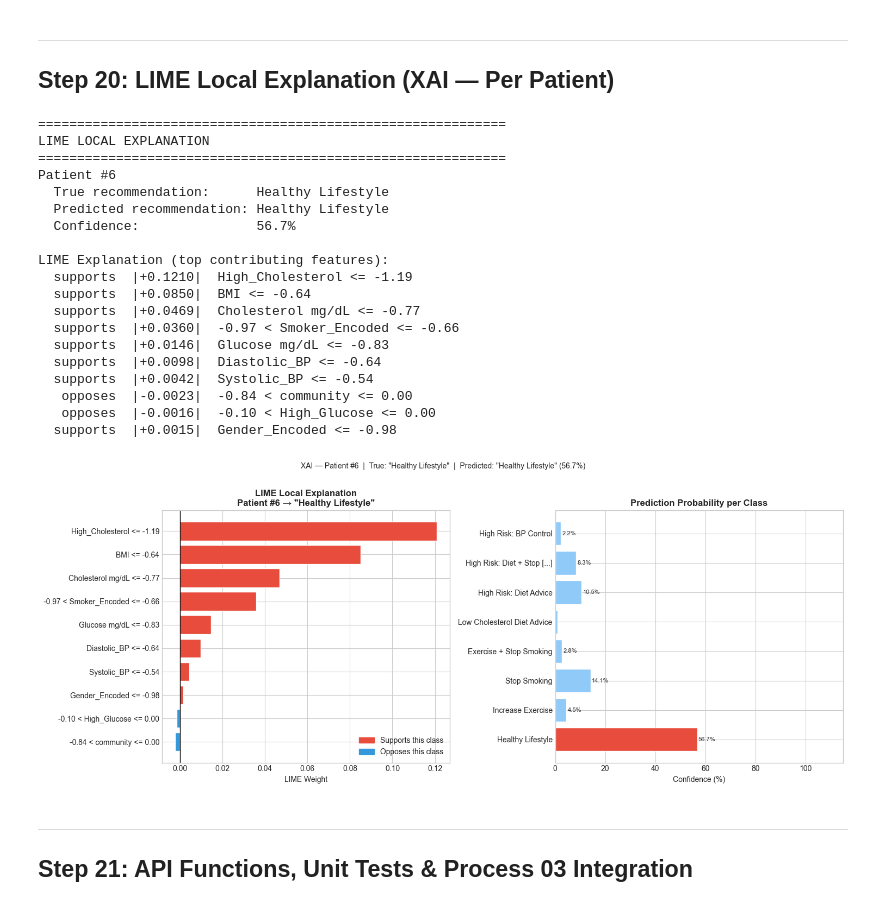
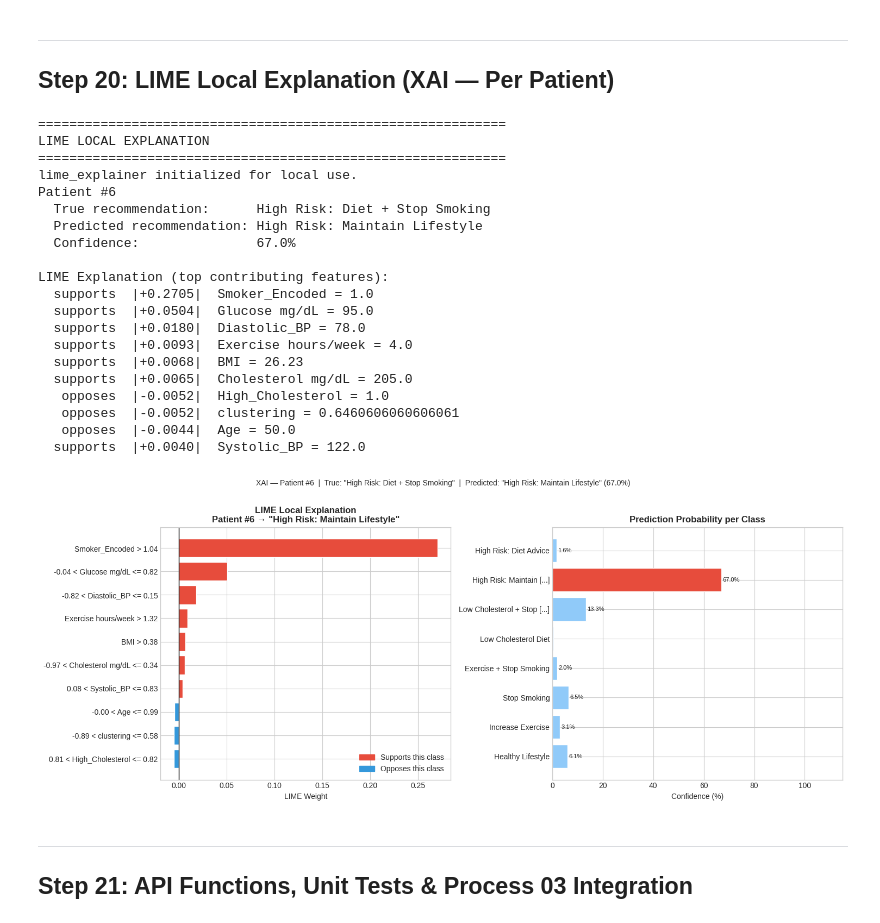
Before and after one commit to Desin898/Cardio-AI, a Jupyter notebook: Model/Recommendation_model.ipynb, the cells around one changed output. Saved outputs shown, nothing was run; the diff lists cells and outputs as text; code cells hidden in the pictures.

Commit message:
updated Lime XAI parts

```diff
--- a/Model/Recommendation_model.ipynb
+++ b/Model/Recommendation_model.ipynb
@@ -491,17 +543,20 @@ X_test_with_graph['community']  = graph_test_df['community']
 
 FINAL_FEATURES = FEATURE_COLUMNS + ['degree', 'clustering', 'community']
 
+# FIX 3: Add Gaussian noise BEFORE scaling so the scaler's mean/std
+# reflects the actual distribution the model will train on.
+# Noise on raw (unscaled) features — std is 1% of each column's std.
+np.random.seed(RANDOM_STATE)
+X_train_raw = X_train_with_graph[FINAL_FEATURES].copy()
+col_stds    = X_train_raw.std()
+noise_raw   = np.random.normal(loc=0.0, scale=0.01, size=X_train_raw.shape) * col_stds.values
+X_train_noisy = X_train_raw + noise_raw
+
 scaler_graph = StandardScaler()
-X_train_final_clean = scaler_graph.fit_transform(X_train_with_graph[FINAL_FEATURES])
-X_test_final        = scaler_graph.transform(X_test_with_graph[FINAL_FEATURES])
-
-# Add Gaussian noise to training only — breaks perfect feature separability
-# and forces the model to learn robust boundaries instead of memorising
-np.random.seed(RANDOM_STATE)
-noise = np.random.normal(loc=0.0, scale=0.15, size=X_train_final_clean.shape)
-X_train_final = X_train_final_clean + noise
+X_train_final = scaler_graph.fit_transform(X_train_noisy)   # fit on noisy train
+X_test_final  = scaler_graph.transform(X_test_with_graph[FINAL_FEATURES])  # transform clean test
 
 print(f'Final feature set  — Train: {X_train_final.shape} | Test: {X_test_final.shape}')
-print(f'Noise std added to training features: 0.15')
+print(f'Noise std: 1% of each feature std (applied before scaling)')
 print(f'Features: {FINAL_FEATURES}')
 # %% [output]
@@ -1175,13 +1293,16 @@ print('='*60)
 print('LIME LOCAL EXPLANATION')
 print('='*60)
 
+# Initialize lime_explainer here to ensure it's available
+# This initialization was originally in cell-api-helpers but is moved here for immediate execution
 lime_explainer = LimeTabularExplainer(
-    training_data   = X_train_final,
-    feature_names   = FINAL_FEATURES,
-    class_names     = [REC_LABELS[i] for i in range(len(REC_LABELS))],
-    mode            = 'classification',
-    random_state    = RANDOM_STATE
+    training_data = X_train_final,
+    feature_names = FINAL_FEATURES,
+    class_names   = [REC_LABELS[i] for i in range(len(REC_LABELS))],
+    mode          = 'classification',
+    random_state  = RANDOM_STATE
 )
+print('lime_explainer initialized for local use.')
 
 # Explain a specific test patient
 patient_idx  = 5
@@ -1202,9 +1323,16 @@ print(f'  True recommendation:      {REC_LABELS[true_label]}')
 print(f'  Predicted recommendation: {REC_LABELS[pred_label]}')
 print(f'  Confidence:               {pred_proba[pred_label]*100:.1f}%')
 print(f'\nLIME Explanation (top contributing features):')
-for feat, weight in lime_exp.as_list(label=pred_label):
+for feat_expr, weight in lime_exp.as_list(label=pred_label):
+    # FIX 5: extract plain feature name and look up clinical value
+    plain_name = feat_expr
+    for fn in FINAL_FEATURES:
+        if fn in feat_expr:
+            plain_name = fn
+            break
+    raw_val = X_test_with_graph.iloc[patient_idx].get(plain_name, '?')
     direction = 'supports' if weight > 0 else 'opposes'
-    print(f'  {direction:>8}  |{weight:+.4f}|  {feat}')
+    print(f'  {direction:>8}  |{weight:+.4f}|  {plain_name} = {raw_val}')
 
 # Plot confidence across all classes
 fig, axes = plt.subplots(1, 2, figsize=(15, 6))
@@ -1215,47 +1343,48 @@ colors_lime = ['#e74c3c' if w > 0 else '#3498db' for w in lime_weights]
 ax.barh(lime_feats, lime_weights, color=colors_lime, edgecolor='white')
 ax.axvline(0, color='black', lw=1)
 ax.set_xlabel('LIME Weight')
 ax.set_title(f'LIME Local Explanation\nPatient #{patient_idx+1} → "{REC_LABELS[pred_label]}"', fontweight='bold')
 red_p  = mpatches.Patch(color='#e74c3c', label='Supports this class')
 blue_p = mpatches.Patch(color='#3498db', label='Opposes this class')
 ax.legend(handles=[red_p, blue_p])
 
 ax = axes[1]
 class_names_s = [textwrap.shorten(REC_LABELS[i], 28) for i in range(len(pred_proba))]
 bar_colors2 = ['#e74c3c' if i == pred_label else '#90CAF9' for i in range(len(pred_proba))]
 bars = ax.barh(class_names_s, pred_proba * 100, color=bar_colors2, edgecolor='white')
 for bar, v in zip(bars, pred_proba * 100):
     if v > 1: ax.text(v + 0.5, bar.get_y() + bar.get_height()/2, f'{v:.1f}%', va='center', fontsize=8)
 ax.set_xlabel('Confidence (%)')
 ax.set_title('Prediction Probability per Class', fontweight='bold')
 ax.set_xlim(0, 115)
 
 plt.suptitle(f'XAI — Patient #{patient_idx+1}  |  True: "{REC_LABELS[true_label]}"  |  Predicted: "{REC_LABELS[pred_label]}" ({pred_proba[pred_label]*100:.1f}%)',
              y=1.01, fontsize=10)
 plt.tight_layout()
 plt.savefig('lime_explanation.png', bbox_inches='tight', dpi=120)
 plt.show()
 # %% [output]
 ============================================================
 LIME LOCAL EXPLANATION
 ============================================================
+lime_explainer initialized for local use.
 Patient #6
-  True recommendation:      Healthy Lifestyle
-  Predicted recommendation: Healthy Lifestyle
-  Confidence:               56.7%
+  True recommendation:      High Risk: Diet + Stop Smoking
+  Predicted recommendation: High Risk: Maintain Lifestyle
+  Confidence:               67.0%
 
 LIME Explanation (top contributing features):
-  supports  |+0.1210|  High_Cholesterol <= -1.19
-  supports  |+0.0850|  BMI <= -0.64
-  supports  |+0.0469|  Cholesterol mg/dL <= -0.77
-  supports  |+0.0360|  -0.97 < Smoker_Encoded <= -0.66
-  supports  |+0.0146|  Glucose mg/dL <= -0.83
-  supports  |+0.0098|  Diastolic_BP <= -0.64
-  supports  |+0.0042|  Systolic_BP <= -0.54
-   opposes  |-0.0023|  -0.84 < community <= 0.00
-   opposes  |-0.0016|  -0.10 < High_Glucose <= 0.00
-  supports  |+0.0015|  Gender_Encoded <= -0.98
+  supports  |+0.2705|  Smoker_Encoded = 1.0
+  supports  |+0.0504|  Glucose mg/dL = 95.0
+  supports  |+0.0180|  Diastolic_BP = 78.0
+  supports  |+0.0093|  Exercise hours/week = 4.0
+  supports  |+0.0068|  BMI = 26.23
+  supports  |+0.0065|  Cholesterol mg/dL = 205.0
+   opposes  |-0.0052|  High_Cholesterol = 1.0
+   opposes  |-0.0052|  clustering = 0.6460606060606061
+   opposes  |-0.0044|  Age = 50.0
+  supports  |+0.0040|  Systolic_BP = 122.0
-[figure, old version]
+[figure, new version]
 # %% [markdown]
 ---
 ## Step 21: API Functions, Unit Tests & Process 03 Integration
```
Also changed, not shown: parts of 21 cells of this notebook, 21 other files.
